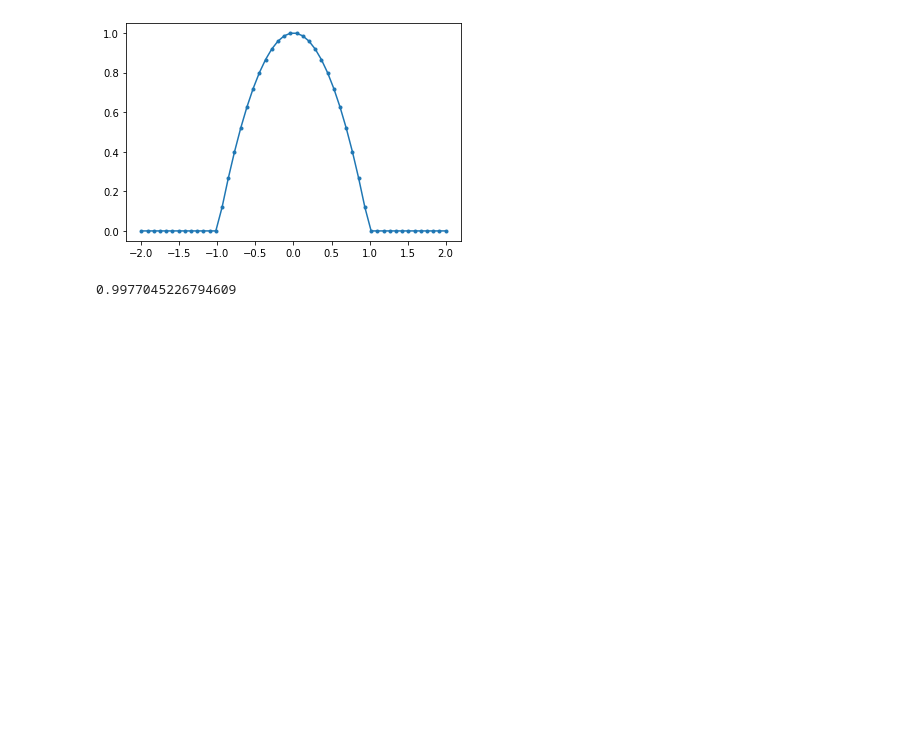
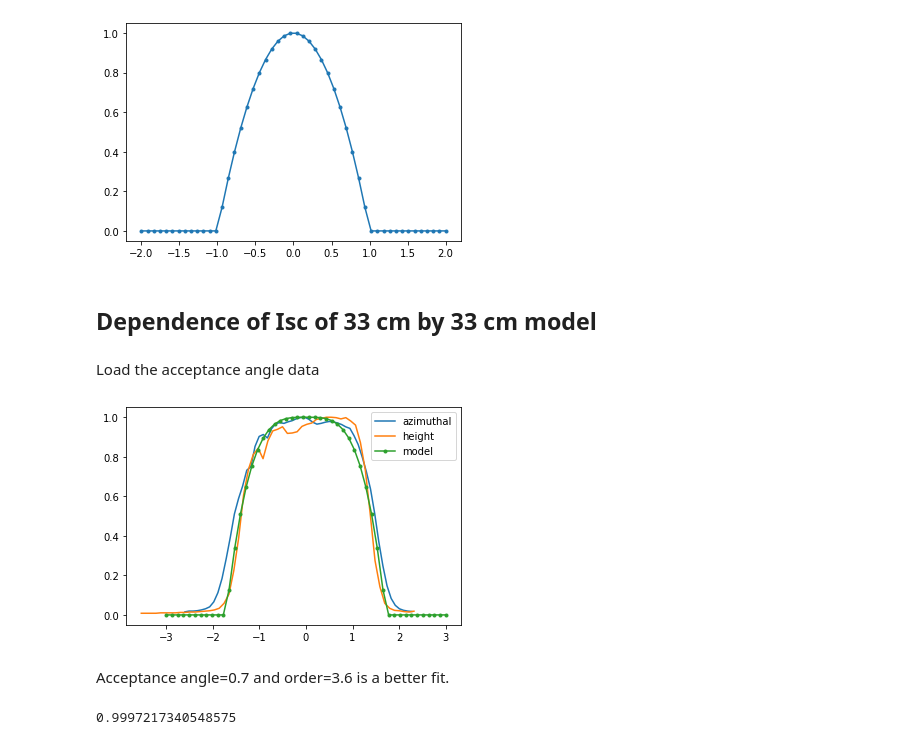
Before and after one commit to kanhua/pypvcircuit, a Jupyter notebook: experiment/Sensitivity parameters.ipynb, the cells around one changed output. Drawn from its saved outputs; the diff is of its cells as text; code cells hidden in the pictures; blank space fills up the shorter version.

```diff
--- a/experiment/Sensitivity parameters.ipynb
+++ b/experiment/Sensitivity parameters.ipynb
@@ -9,7 +15,7 @@ import os
 # %%
-def sensitivity_fun(alignment_err,acceptance_angle):
+def sensitivity_fun(alignment_err,acceptance_angle,order=2):
 
-    first_term=1-0.1*np.power(np.abs(alignment_err),2)/acceptance_angle
+    first_term=1-0.1*np.power(np.abs(alignment_err),order)/acceptance_angle
 
     return np.maximum(0,first_term)
 # %%
@@ -20,4 +26,27 @@ plt.plot(ae,g_func,'.-')
 # %% [output]
 [<matplotlib.lines.Line2D at 0x...>]
 [figure]
+# %% [markdown]
+## Dependence of Isc of 33 cm by 33 cm model
+# %% [markdown]
+Load the acceptance angle data
+# %%
+azuth_angle="panel_angle_dependence_azimuthal.csv"
+height_angle="panel_angle_dependence_height.csv"
+# %%
+azimuthal_dep=np.loadtxt(azuth_angle,delimiter=',')
+height_dep=np.loadtxt(height_angle,delimiter=',')
+# %%
+ae=np.linspace(-3,3,50)
+g_func=sensitivity_fun(ae,0.7,order=3.6)
+# %%
+plt.plot(azimuthal_dep[:,0],azimuthal_dep[:,1]/np.max(azimuthal_dep[:,1]),label="azimuthal")
+plt.plot(height_dep[:,0],height_dep[:,1]/np.max(height_dep[:,1]),label="height")
+plt.plot(ae,g_func,'.-',label="model")
+plt.legend()
+plt.show()
+# %% [output]
+[figure, added]
+# %% [markdown]
+Acceptance angle=0.7 and order=3.6 is a better fit.
 # %%
@@ -28,8 +57,8 @@ def corrected_isc(isc_0,delta_l0,delta_l1,tracker_offset,acceptance_angle):
     return isc
 # %%
-corrected_isc(1,0.01,0.01,0.2,1)
+corrected_isc(1,0.01,0.01,0.2,0.7,acceptance_angle_order=3.6)
 # %% [output]
-0.9977045226794609
+0.9997217340548575
 # %%
 from pypvcircuit.spice_module_solver import ModuleErr
 # %%
```
Also changed, not shown: parts of 5 cells of this notebook, 2 other files.
